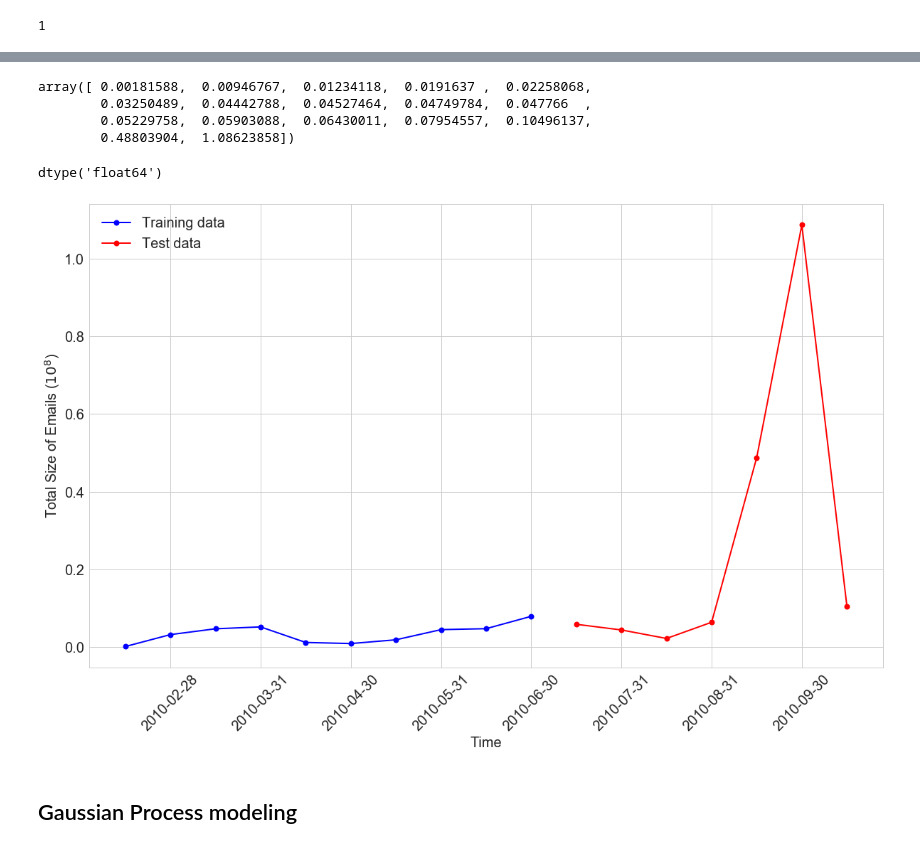
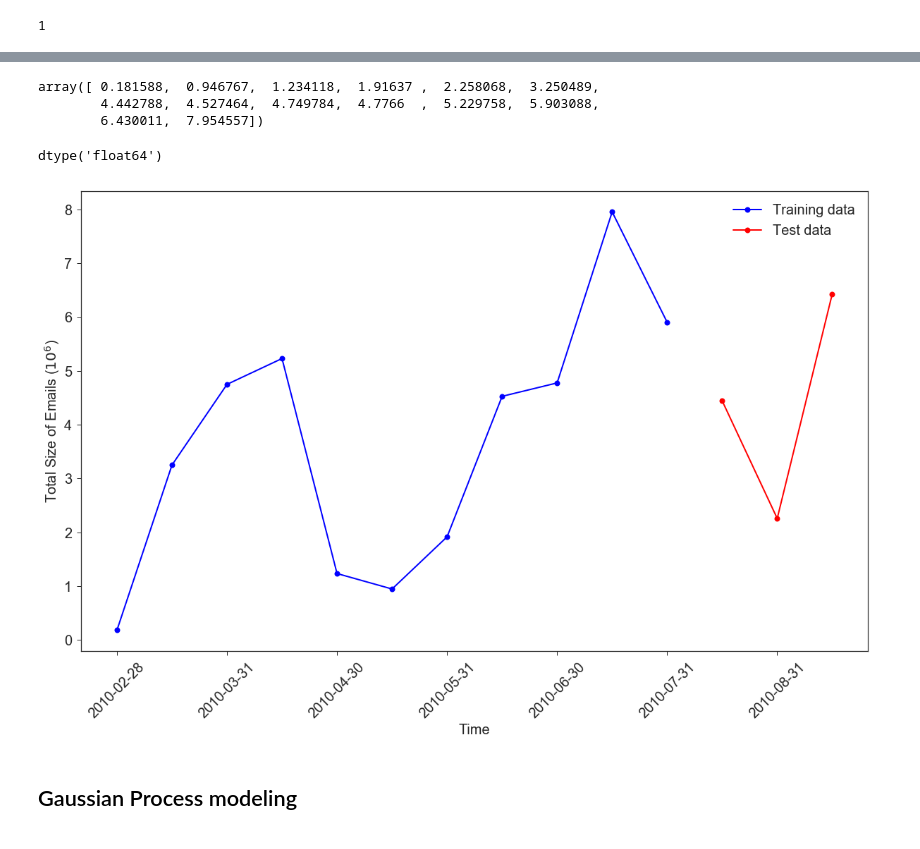
Before and after one commit to Emaasit/long-range-extrapolation, a Jupyter notebook: code/notebooks/gp_cert_email.ipynb, the cells around one changed output, grey strips where cells are left out. Drawn from its saved outputs; the diff is of its cells as text; code cells hidden in the pictures.

```diff
--- a/code/notebooks/gp_cert_email.ipynb
+++ b/code/notebooks/gp_cert_email.ipynb
@@ -112,4 +112,5 @@ Explore Insider Threat Case
 df_insider_ewing = df_insider_non_org[df_insider_non_org['to'] == 'Ewing_Carlos@comcast.net']
 df = df_insider_ewing.resample('1M', on='date').sum().reset_index()
 df.columns = ["ds", "y"]
-df.y = df.y/1e8
+(df.y/1e6).describe()
+df.y = df.y/1e6
@@ -138,5 +151,6 @@ ax.set_ylabel("Number of Emails ($10^8$)");
+# %%
+df = df.drop([14, 15, 16])
 # %%
-df.index +=1
 df.info()
 # %% [output]
 <class 'pandas.core.frame.DataFrame'>
@@ -149,10 +165,10 @@ memory usage: 408.0+ bytes
 # %%
-X_complete = np.array([df.index]).reshape((17, 1)).astype('float64')
-X_train = X_complete[0:10, ]
-X_test = X_complete[10:18, ]
-Y_complete = np.array([df.y]).reshape((17, 1)).astype('float64')
-Y_train = Y_complete[0:10, ]
-Y_test = Y_complete[10:18, ]
+X_complete = np.array([df.index]).reshape((14, 1)).astype('float64')
+X_train = X_complete[0:11, ]
+X_test = X_complete[11:14, ]
+Y_complete = np.array([df.y]).reshape((14, 1)).astype('float64')
+Y_train = Y_complete[0:11, ]
+Y_test = Y_complete[11:14, ]
 D = Y_train.shape[1];
 # %%
 D
@@ -223,10 +230,9 @@ array([[  1.],
 # %%
 np.sort(Y_complete.flatten())
 # %% [output]
-array([ 0.00181588,  0.00946767,  0.01234118,  0.0191637 ,  0.02258068,
-        0.03250489,  0.04442788,  0.04527464,  0.04749784,  0.047766  ,
-        0.05229758,  0.05903088,  0.06430011,  0.07954557,  0.10496137,
-        0.48803904,  1.08623858])
+array([ 0.181588,  0.946767,  1.234118,  1.91637 ,  2.258068,  3.250489,
+        4.442788,  4.527464,  4.749784,  4.7766  ,  5.229758,  5.903088,
+        6.430011,  7.954557])
 # %%
 Y_train.dtype
 # %% [output]
@@ -234,15 +240,15 @@ dtype('float64')
 # %%
 fig, ax = plt.subplots()
 ax.plot(X_train.flatten(),Y_train.flatten(), c ='b', marker = "o", label = "Training data")
 ax.plot(X_test.flatten(),Y_test.flatten(), c='r', marker = "o", label = 'Test data')
 ax.set_xticklabels(labels = df.ds, rotation = 45)
 ax.set_xlabel('Time')
-ax.set_ylabel('Total Size of Emails ($10^8$)')
+ax.set_ylabel('Total Size of Emails ($10^6$)')
 plt.legend(loc = "best");
 # fig1 = plt.gcf()
 # py.offline.iplot_mpl(fig1);
 # %% [output]
-[figure, old version]
+[figure, new version]
 # %% [markdown]
 ## Gaussian Process modeling
 # %% [markdown]
```
Also changed, not shown: parts of 26 cells of this notebook, 32 other files.
